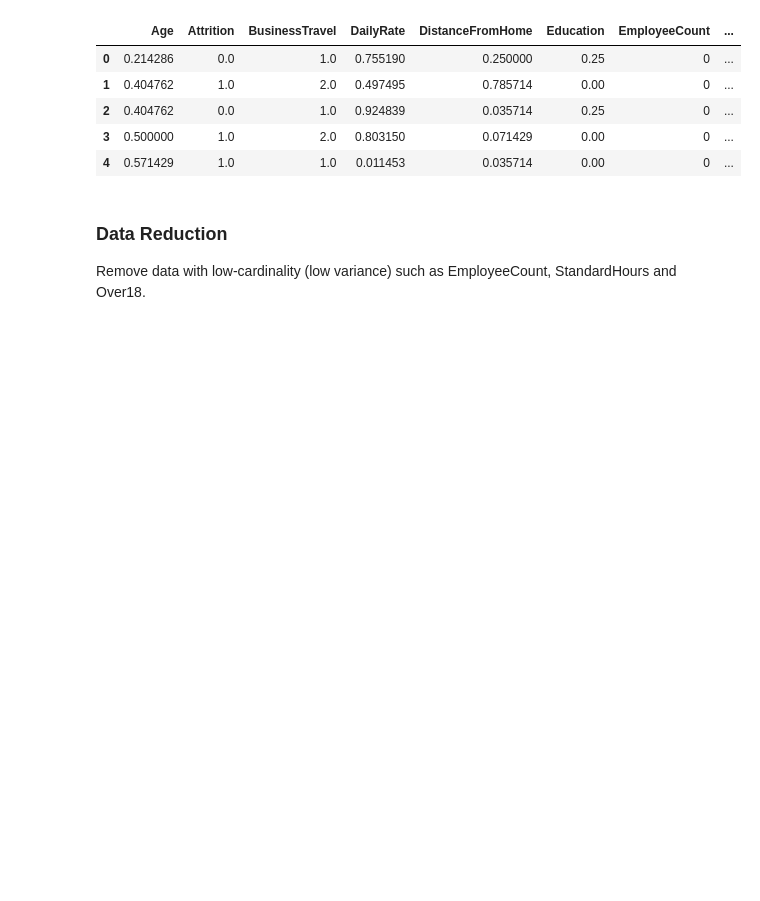
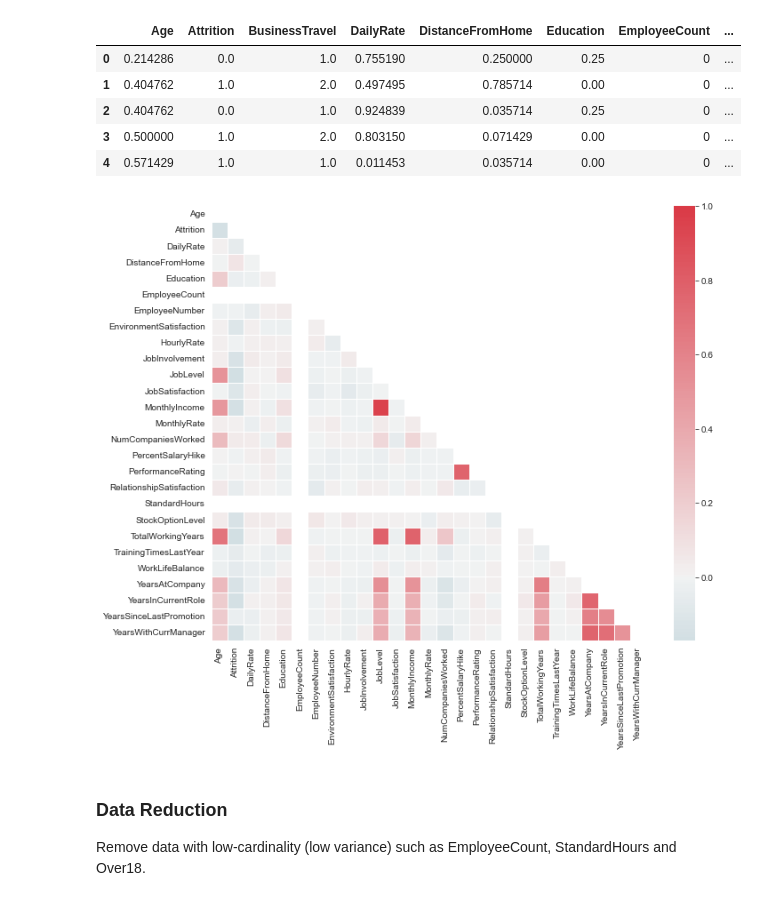
Before and after one commit to rckoaevifj/ml-employee-turnover, a Jupyter notebook: ml-employee-turnover.ipynb, the cells around one changed output. Drawn from its saved outputs; the diff is of its cells as text; code cells hidden in the pictures; blank space fills up the shorter version.

Commit message:
Correlation matrix

```diff
--- a/ml-employee-turnover.ipynb
+++ b/ml-employee-turnover.ipynb
@@ -742,6 +742,30 @@ transformed_turnover_data.head()
 | 2 | 0.404762 | 0.0 | 1.0 | 0.924839 | 0.035714 | 0.25 | 0 | ... |
 | 3 | 0.500000 | 1.0 | 2.0 | 0.803150 | 0.071429 | 0.00 | 0 | ... |
 | 4 | 0.571429 | 1.0 | 1.0 | 0.011453 | 0.035714 | 0.00 | 0 | ... |
+# %%
+# Subset the dataset into all the numerical values
+numeric_hr = employee_turnover_data.select_dtypes(include=[np.number])
+
+# correlation matrix
+corr = numeric_hr._get_numeric_data().corr()
+
+# Generate a mask for the upper triangle
+mask = np.zeros_like(corr, dtype=bool)
+mask[np.triu_indices_from(mask)] = True
+
+# Set up the matplotlib figure
+f, ax = plt.subplots(figsize=(11, 9))
+
+# Generate a custom diverging colormap
+cmap = sns.diverging_palette(220, 10, as_cmap=True)
+
+# Draw the heatmap with the mask and correct aspect ratio
+heatmap = sns.heatmap(corr, mask=mask, cmap=cmap, center=0.0,
+                      vmax = 1, square=True, linewidths=.5, ax=ax)
+plt.savefig('corr-heat.png')
+plt.show()
+# %% [output]
+[figure, added]
 # %% [markdown]
 ### Data Reduction
 
```
Also changed, not shown: 1 other file.
